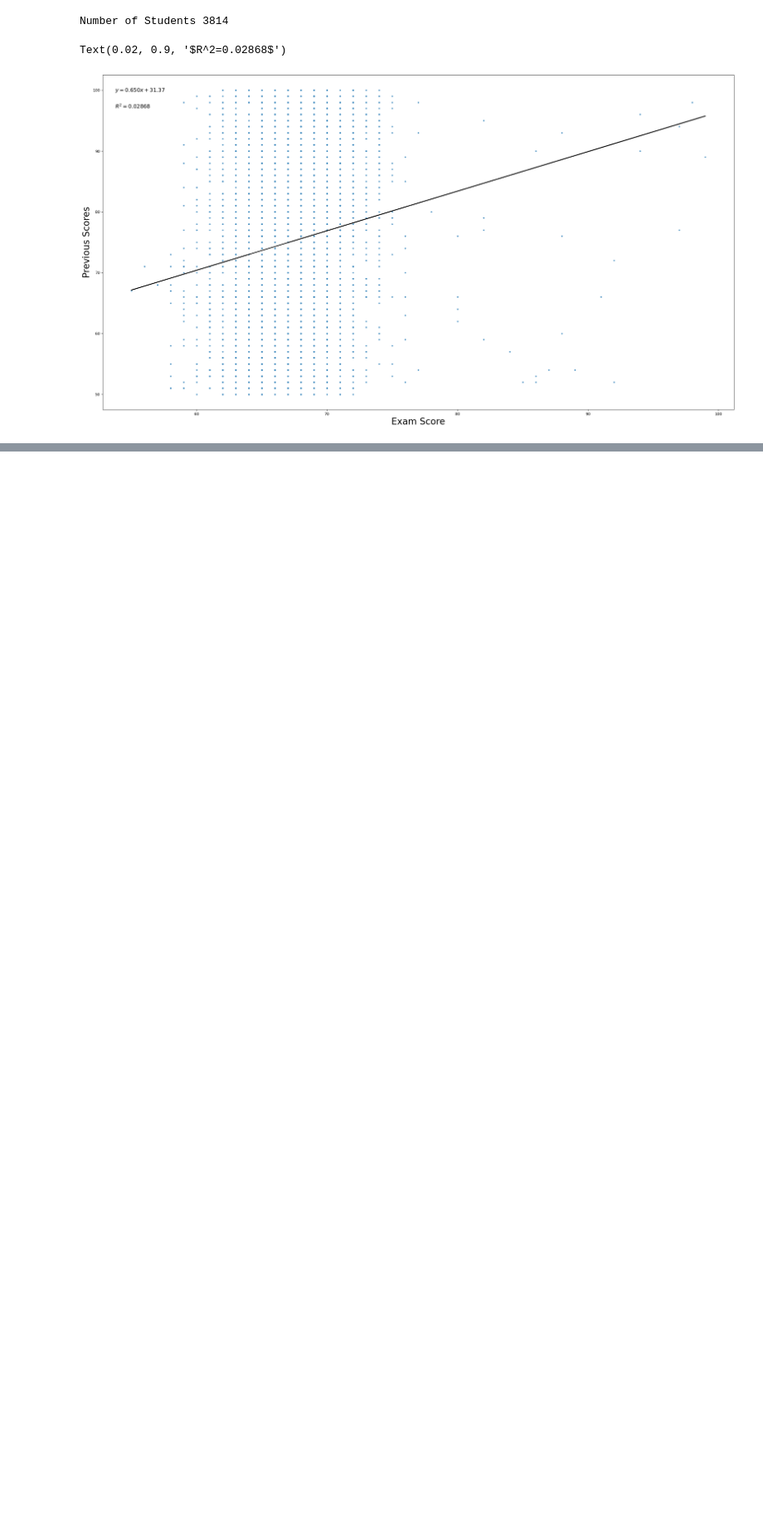
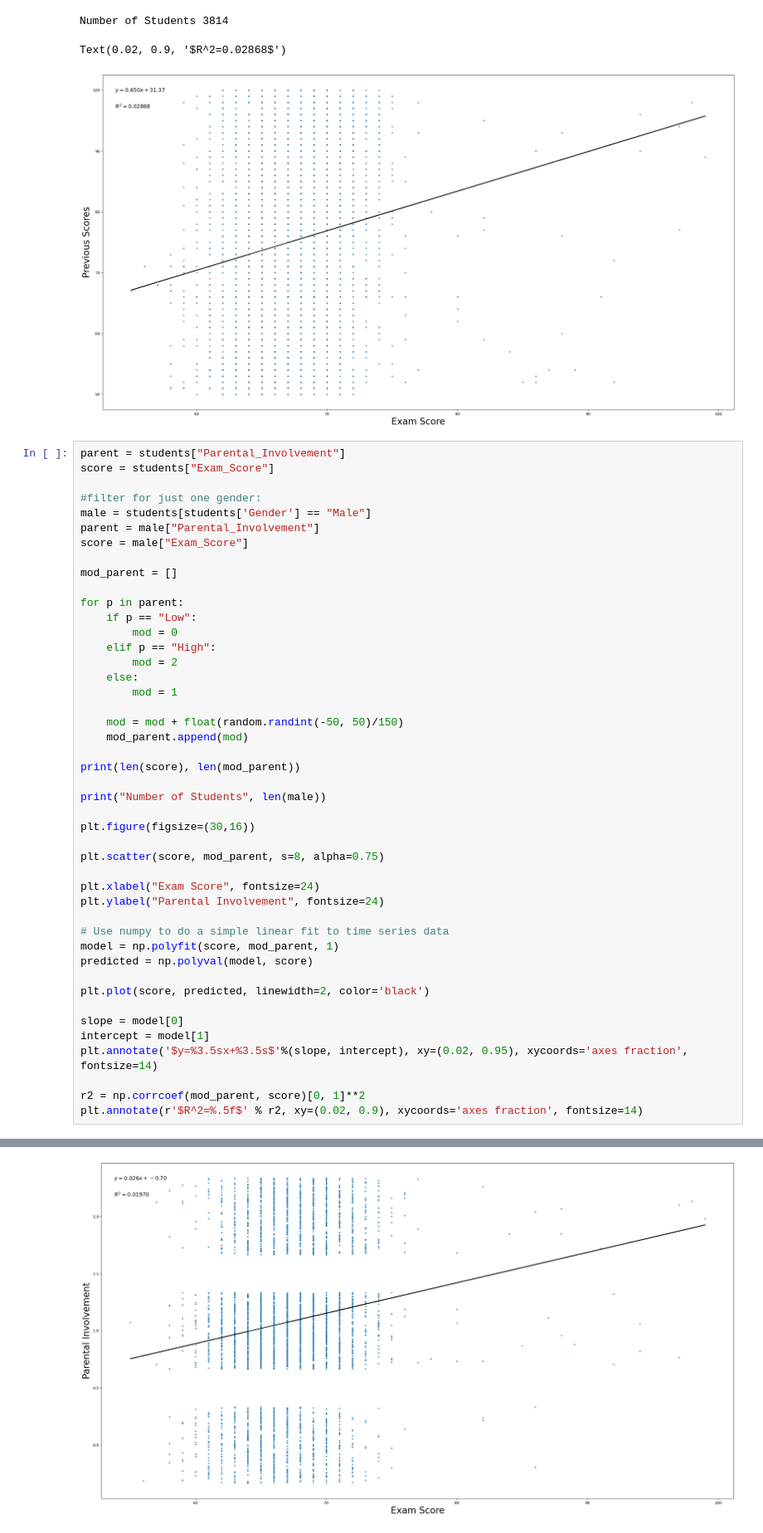
Before and after one commit to ribells/sammy-bruce, a Jupyter notebook: Week 2/Sammy_workbook-week2-edit.ipynb, the cells around one changed output, grey strips where cells are left out. Shown at 83% size. Cells and saved outputs as stored; diff of their text form; blank space fills up the shorter version.

```diff
--- a/Week 2/Sammy_workbook-week2-edit.ipynb
+++ b/Week 2/Sammy_workbook-week2-edit.ipynb
@@ -193,3 +204,49 @@ plt.annotate(r'$R^2=%.5f$' % r2, xy=(0.02, 0.9), xycoords='axes fraction', fonts
 Number of Students 3814
 Text(0.02, 0.9, '$R^2=0.02868$')
 [figure]
+# %%
+parent = students["Parental_Involvement"]
+score = students["Exam_Score"]
+
+#filter for just one gender:
+male = students[students['Gender'] == "Male"]
+parent = male["Parental_Involvement"]
+score = male["Exam_Score"]
+
+mod_parent = []
+
+for p in parent:
+    if p == "Low":
+        mod = 0
+    elif p == "High":
+        mod = 2
+    else:
+        mod = 1
+
+    mod = mod + float(random.randint(-50, 50)/150)
+    mod_parent.append(mod)
+
+print(len(score), len(mod_parent))
+
+print("Number of Students", len(male))
+
+plt.figure(figsize=(30,16))
+
+plt.scatter(score, mod_parent, s=8, alpha=0.75)
+
+plt.xlabel("Exam Score", fontsize=24)
+plt.ylabel("Parental Involvement", fontsize=24)
+
+# Use numpy to do a simple linear fit to time series data
+model = np.polyfit(score, mod_parent, 1)
+predicted = np.polyval(model, score)
+
+plt.plot(score, predicted, linewidth=2, color='black')
+
+slope = model[0]
+intercept = model[1]
+plt.annotate('$y=%3.5sx+%3.5s$'%(slope, intercept), xy=(0.02, 0.95), xycoords='axes fraction', fontsize=14)
+
+r2 = np.corrcoef(mod_parent, score)[0, 1]**2
+plt.annotate(r'$R^2=%.5f$' % r2, xy=(0.02, 0.9), xycoords='axes fraction', fontsize=14)
+# %% [output]
@@ -195,0 +256 @@ Text(0.02, 0.9, '$R^2=0.02868$')
+[figure, added]
```
Also changed, not shown: parts of 5 cells of this notebook.
